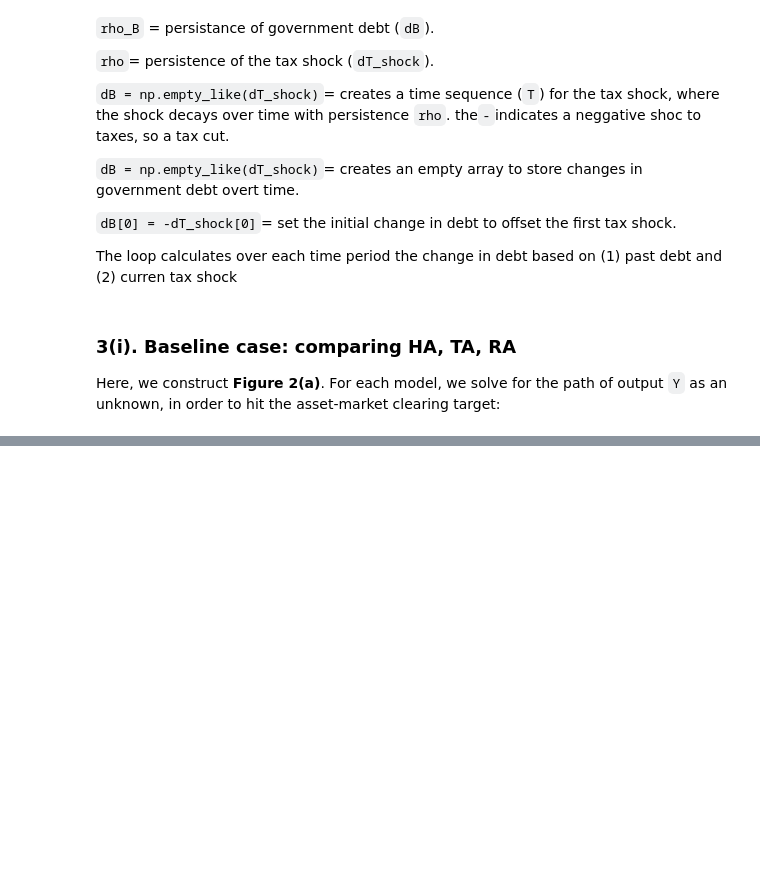
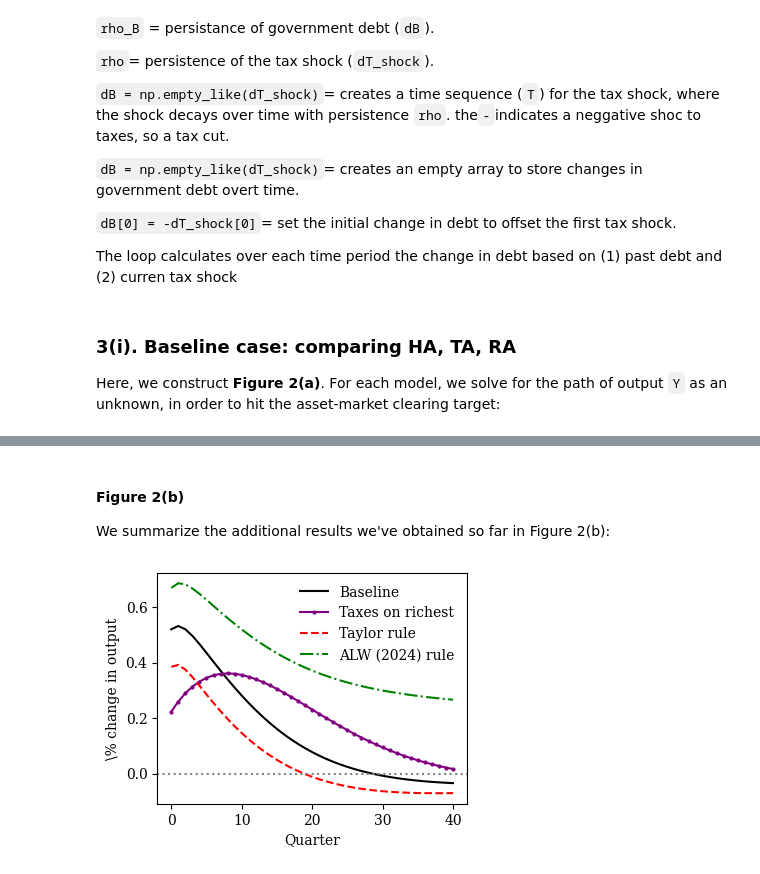
Before and after one commit to SofiaRuizRomanos/annual-review, a Jupyter notebook: code_analysis.ipynb, the cells around one changed output, grey strips where cells are left out. Cells and saved outputs as stored; diff of their text form; code cells hidden in the pictures; blank space fills up the shorter version.

```diff
--- a/code_analysis.ipynb
+++ b/code_analysis.ipynb
@@ -645,0 +763,8 @@ Computes the IRF of output (`Y`) to a debt shock (`dB`) for each model (loop thr
+# %%
+# replace regular fiscal rule with rule that taxes the richest at the margin
+common_blocks_richest = common_blocks.copy()
+common_blocks_richest[2] = fiscal_richest
+model_ha_richest = sj.combine(common_blocks_richest + [hh_ha])
+
+irf_B_richest = model_ha_richest.solve_impulse_linear(ss['ha'], unknowns=['Y'], targets=['asset_mkt'],
+                                                      inputs={'B': dB}, outputs=['Y'])['Y']
@@ -645,0 +774,6 @@ Computes the IRF of output (`Y`) to a debt shock (`dB`) for each model (loop thr
+# %%
+ss_taylor = ss['ha'].copy()
+ss_taylor['phi'], ss_taylor['rstar'] = 1.5, r
+model_ha_taylor = sj.combine(common_blocks + [hh_ha, taylor_rule])
+irf_B_taylor = model_ha_taylor.solve_impulse_linear(ss_taylor, unknowns=['Y', 'pi'], targets=['asset_mkt', 'nkpc_res'],
+                                               inputs={'B': dB}, outputs=['Y'], Js=Js)['Y']
@@ -645,0 +783,19 @@ Computes the IRF of output (`Y`) to a debt shock (`dB`) for each model (loop thr
+# %%
+irf_B_ALW = models['ha'].solve_impulse_linear(ss['ha'], unknowns=['Y', 'B'], targets=['asset_mkt', 'tax_rate_res'],
+                                             inputs={'tax_rate_shock': dT_shock}, outputs=['Y'], Js=Js)['Y']
+# %% [markdown]
+#### Figure 2(b)
+We summarize the additional results we've obtained so far in Figure 2(b):
+# %%
+plt.plot(irfs_B['ha'][:41], label='Baseline', color='black')
+plt.plot(irf_B_richest[:41], label='Taxes on richest', linestyle='-', color='#800080', marker='o', markersize=2)
+plt.plot(irf_B_taylor[:41], label='Taylor rule', linestyle='dashed', color='red')
+plt.plot(irf_B_ALW[:41], label='ALW (2024) rule', linestyle='dashdot', color='green')
+plt.axhline(y=0, linestyle='dotted', color='gray')
+
+plt.legend(frameon=False)
+plt.xlabel('Quarter')
+plt.ylabel('\% change in output')
+plt.savefig('figures/figure2b_deficit_alternative_rules.pdf', bbox_inches='tight')
+# %% [output]
+[figure, added]
```
Also changed, not shown: parts of 42 cells of this notebook, 6 other files.
